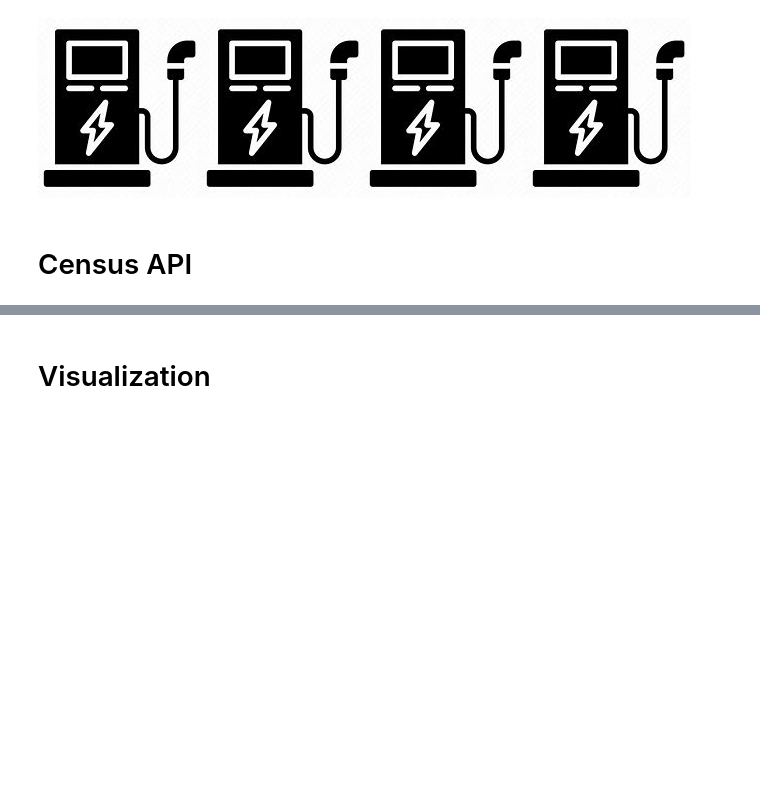
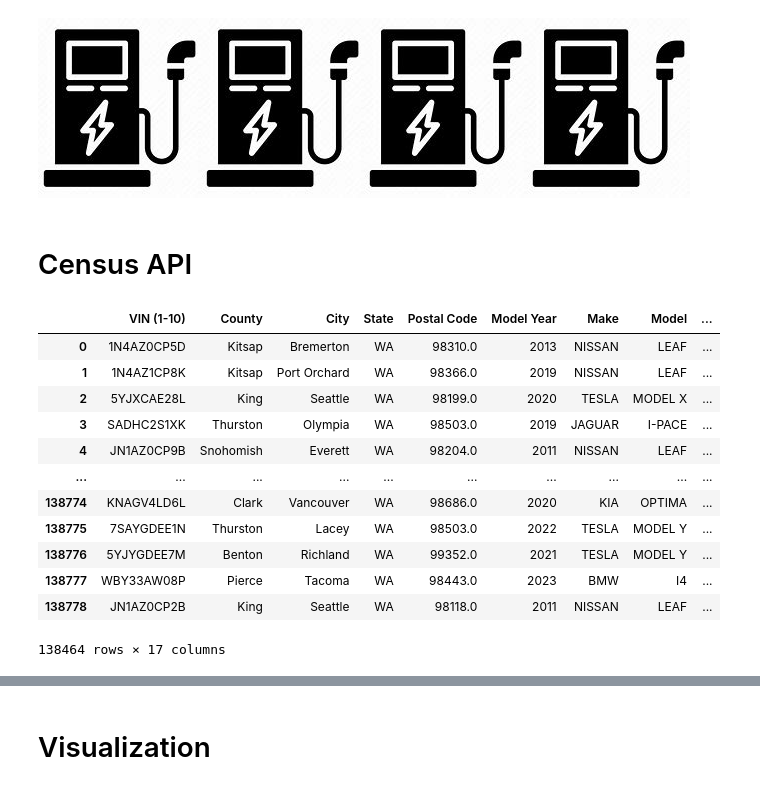
Before and after one commit to CJunger/First_Project, a Jupyter notebook: Washington.ipynb, the cells around one changed output, grey strips where cells are left out. Saved outputs shown, nothing was run; the diff lists cells and outputs as text; code cells hidden in the pictures; blank space fills up the shorter version.

```diff
--- a/Washington.ipynb
+++ b/Washington.ipynb
@@ -58,9 +58,24 @@ county_pd = county_pd[
 # %%
 #Load in Electric Vehicle Population csv
 wa_data="data\Electric_Vehicle_Population_Data.csv"
 #Read csv
 wa_df = pd.read_csv(wa_data)
 
 #Setting our Data to only include Washington State
 wa_df= wa_df[wa_df['State'] == 'WA']
+wa_df
+# %% [output]
+|  | VIN (1-10) | County | City | State | Postal Code | Model Year | Make | Model | ... |
+| 0 | 1N4AZ0CP5D | Kitsap | Bremerton | WA | 98310.0 | 2013 | NISSAN | LEAF | ... |
+| 1 | 1N4AZ1CP8K | Kitsap | Port Orchard | WA | 98366.0 | 2019 | NISSAN | LEAF | ... |
+| 2 | 5YJXCAE28L | King | Seattle | WA | 98199.0 | 2020 | TESLA | MODEL X | ... |
+| 3 | SADHC2S1XK | Thurston | Olympia | WA | 98503.0 | 2019 | JAGUAR | I-PACE | ... |
+| 4 | JN1AZ0CP9B | Snohomish | Everett | WA | 98204.0 | 2011 | NISSAN | LEAF | ... |
+| ... | ... | ... | ... | ... | ... | ... | ... | ... | ... |
+| 138774 | KNAGV4LD6L | Clark | Vancouver | WA | 98686.0 | 2020 | KIA | OPTIMA | ... |
+| 138775 | 7SAYGDEE1N | Thurston | Lacey | WA | 98503.0 | 2022 | TESLA | MODEL Y | ... |
+| 138776 | 5YJYGDEE7M | Benton | Richland | WA | 99352.0 | 2021 | TESLA | MODEL Y | ... |
+| 138777 | WBY33AW08P | Pierce | Tacoma | WA | 98443.0 | 2023 | BMW | I4 | ... |
+| 138778 | JN1AZ0CP2B | King | Seattle | WA | 98118.0 | 2011 | NISSAN | LEAF | ... |
+138464 rows × 17 columns
 # %%
```
Also changed, not shown: parts of 3 cells of this notebook, 1 other file.
